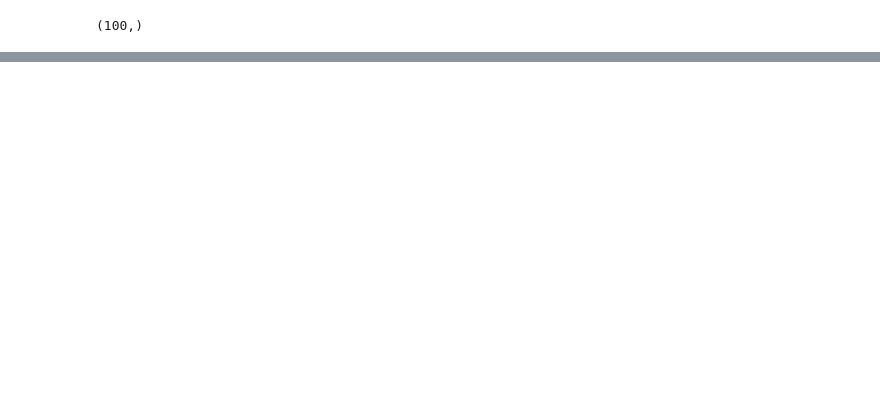
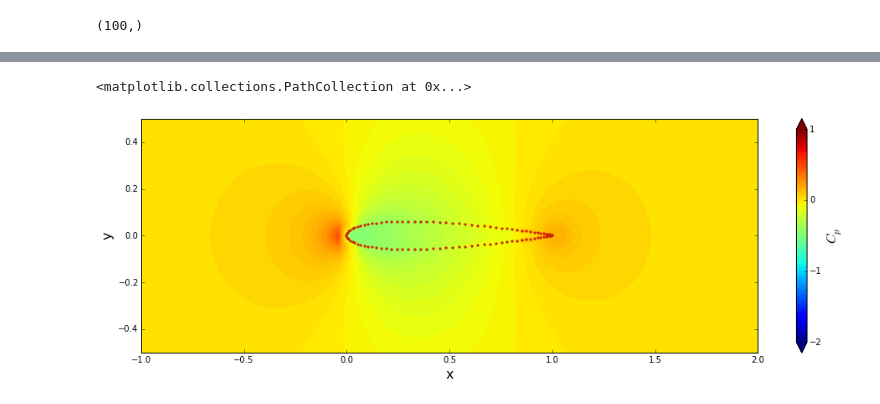
Before and after one commit to mglasstone/MAE6226, a Jupyter notebook: Lesson03-Assignment.ipynb, the cells around one changed output, grey strips where cells are left out. Drawn from its saved outputs; the diff is of its cells as text; code cells hidden in the pictures; blank space fills up the shorter version.

```diff
--- a/Lesson03-Assignment.ipynb
+++ b/Lesson03-Assignment.ipynb
@@ -97,0 +94,7 @@ for i in range(len(NACA_x)):
+# %%
+# compute pressure coefficient field
+cp = 1.0 - (u**2+v**2)/u_inf**2
+
+#compute max pressure coefficient and location of max pressure
+Cp_max = numpy.amax(cp)
+print 'Cp_max=', Cp_max
@@ -97,0 +118,16 @@ for i in range(len(NACA_x)):
+# %%
+# plots the pressure coefficient field
+size = 15
+pyplot.figure(figsize=(1.1*size, (y_end-y_start)/(x_end-x_start)*size))
+pyplot.xlabel('x', fontsize=16)
+pyplot.ylabel('y', fontsize=16)
+pyplot.xlim(x_start, x_end)
+pyplot.ylim(y_start, y_end)
+contf = pyplot.contourf(X, Y, cp, levels=numpy.linspace(-2.0, 1.0, 100), extend='both')
+cbar = pyplot.colorbar(contf)
+cbar.set_label('$C_p$', fontsize=16)
+cbar.set_ticks([-2.0, -1.0, 0.0, 1.0])
+pyplot.scatter(NACA_x, NACA_y, color='#CD2305', s=5, marker='o')
+# %% [output]
+<matplotlib.collections.PathCollection at 0x...>
+[figure, added]
```
Also changed, not shown: parts of 4 cells of this notebook.
